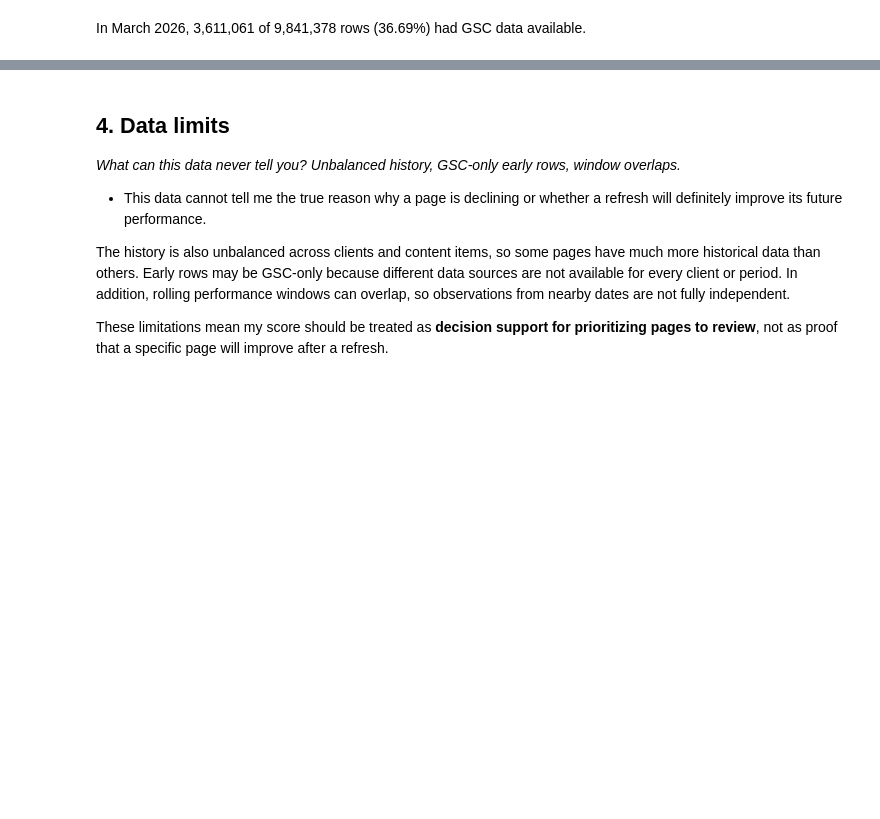
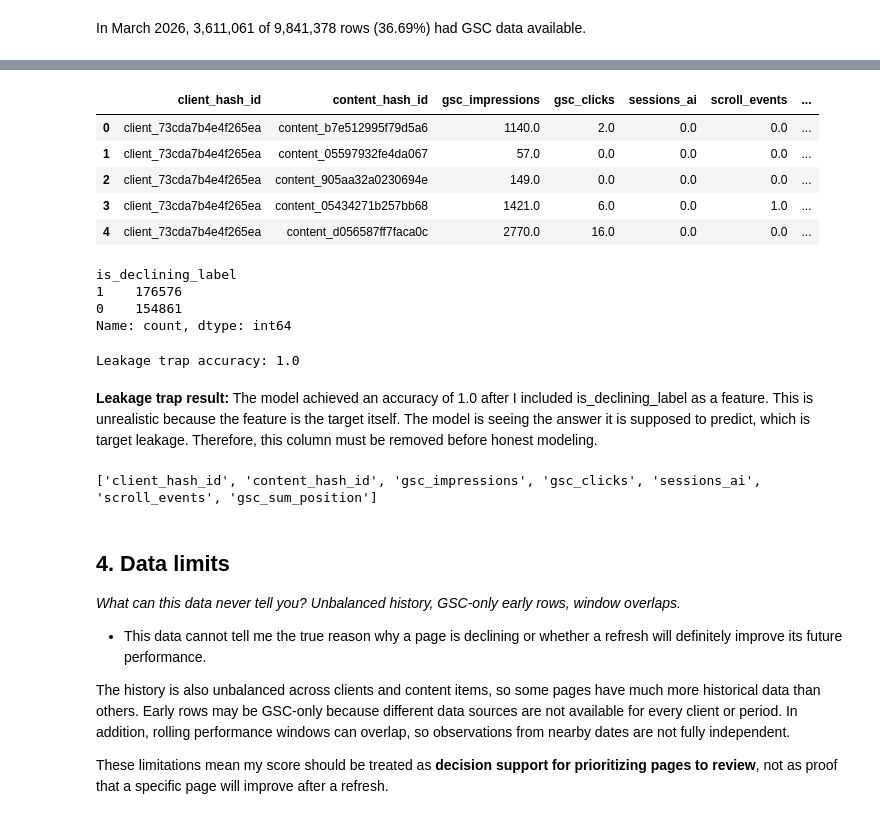
Before and after one commit to ashnaimran06/my-ml-internship, a Jupyter notebook: work/notebooks/w03_data_contract.ipynb, the cells around one changed output, grey strips where cells are left out. Drawn from its saved outputs; the diff is of its cells as text; code cells hidden in the pictures; blank space fills up the shorter version.

```diff
--- a/work/notebooks/w03_data_contract.ipynb
+++ b/work/notebooks/w03_data_contract.ipynb
@@ -212,3 +222,75 @@ In March 2026, 3,611,061 of 9,841,378 rows (36.69%) had GSC data available.
+# %%
+# 5 FEATURE FRAME
+
+query = """
+SELECT
+    client_hash_id,
+    content_hash_id,
+    SUM(gsc_impressions) AS gsc_impressions,
+    SUM(gsc_clicks) AS gsc_clicks,
+    SUM(sessions_ai) AS sessions_ai,
+    SUM(scroll_events) AS scroll_events,
+    SUM(gsc_sum_position) AS gsc_sum_position
+FROM read_parquet(
+    'hf://datasets/FlyRank/internship-warehouse/fact_content_daily_performance/**/*.parquet'
+)
+WHERE month = '2026-03'
+GROUP BY client_hash_id, content_hash_id
+"""
+
+features = con.sql(query).df()
+
+features.head()
+# %% [output]
+|  | client_hash_id | content_hash_id | gsc_impressions | gsc_clicks | sessions_ai | scroll_events | ... |
+| 0 | client_73cda7b4e4f265ea | content_b7e512995f79d5a6 | 1140.0 | 2.0 | 0.0 | 0.0 | ... |
+| 1 | client_73cda7b4e4f265ea | content_05597932fe4da067 | 57.0 | 0.0 | 0.0 | 0.0 | ... |
+| 2 | client_73cda7b4e4f265ea | content_905aa32a0230694e | 149.0 | 0.0 | 0.0 | 0.0 | ... |
+| 3 | client_73cda7b4e4f265ea | content_05434271b257bb68 | 1421.0 | 6.0 | 0.0 | 1.0 | ... |
+| 4 | client_73cda7b4e4f265ea | content_d056587ff7faca0c | 2770.0 | 16.0 | 0.0 | 0.0 | ... |
+# %%
+# LEAKAGE TRAP
+
+features["is_declining_label"] = (
+    features["gsc_clicks"] < features["gsc_impressions"]
+).astype(int)
+
+print(features["is_declining_label"].value_counts())
+# %% [output]
+is_declining_label
+1    176576
+0    154861
+Name: count, dtype: int64
+# %%
+from sklearn.tree import DecisionTreeClassifier
+
+X = features[[
+    "gsc_impressions",
+    "gsc_clicks",
+    "sessions_ai",
+    "scroll_events",
+    "gsc_sum_position",
+    "is_declining_label"
+]]
+
+y = features["is_declining_label"]
+
+model = DecisionTreeClassifier(max_depth=2, random_state=42)
+model.fit(X, y)
+
+pred = model.predict(X)
+
+print("Leakage trap accuracy:", (pred == y).mean())
+# %% [output]
+Leakage trap accuracy: 1.0
+# %% [markdown]
+**Leakage trap result:** The model achieved an accuracy of 1.0 after I included is_declining_label as a feature. This is unrealistic because the feature is the target itself. The model is seeing the answer it is supposed to predict, which is target leakage. Therefore, this column must be removed before honest modeling.
+# %%
+features = features.drop(columns=["is_declining_label"])
+
+print(features.columns.tolist())
+# %% [output]
+['client_hash_id', 'content_hash_id', 'gsc_impressions', 'gsc_clicks', 'sessions_ai', 'scroll_events', 'gsc_sum_position']
 # %% [markdown]
 ## 4. Data limits
 
```
Also changed, not shown: parts of 1 cell of this notebook.
